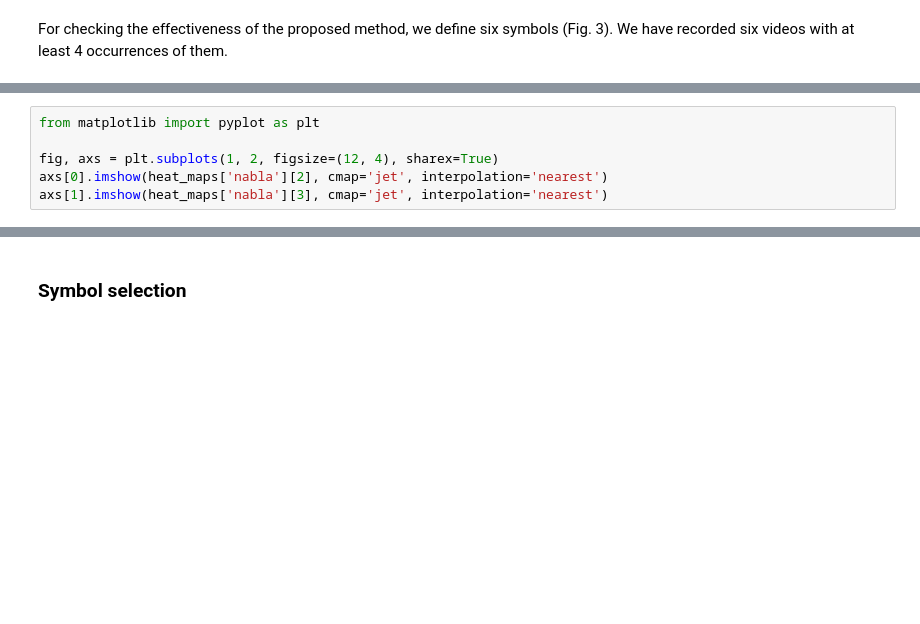
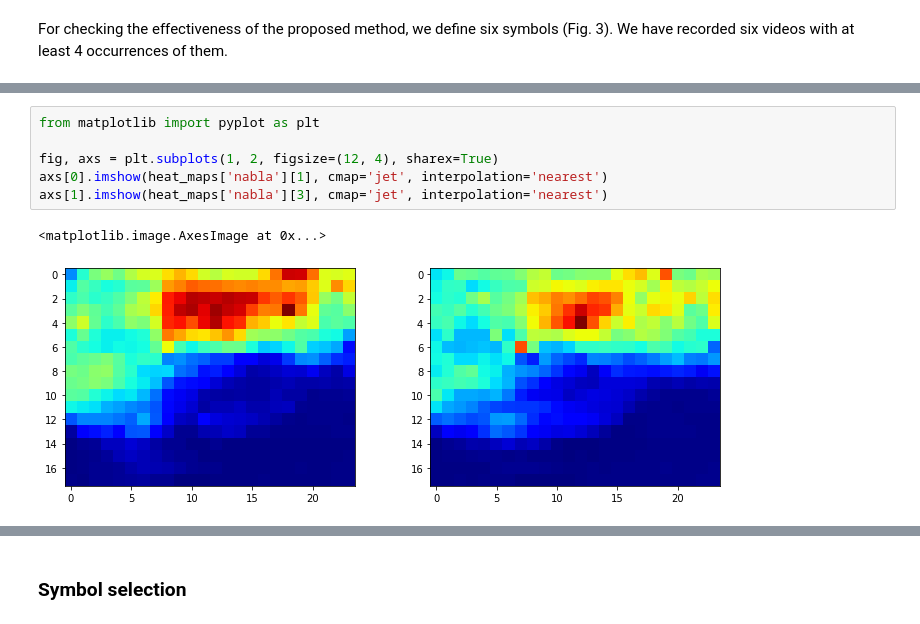
Before and after one commit to DanielNagy97/szakdolgozat, a Jupyter notebook: paper/draft.ipynb, the cells around one changed output, grey strips where cells are left out. Saved outputs shown, nothing was run; the diff lists cells and outputs as text; blank space fills up the shorter version.

```diff
--- a/paper/draft.ipynb
+++ b/paper/draft.ipynb
@@ -267,9 +375,12 @@ axs[1].imshow(heat_maps['triangle'][2], cmap='jet', interpolation='nearest')
 # %%
 from matplotlib import pyplot as plt
 
 fig, axs = plt.subplots(1, 2, figsize=(12, 4), sharex=True)
-axs[0].imshow(heat_maps['nabla'][2], cmap='jet', interpolation='nearest')
+axs[0].imshow(heat_maps['nabla'][1], cmap='jet', interpolation='nearest')
 axs[1].imshow(heat_maps['nabla'][3], cmap='jet', interpolation='nearest')
+# %% [output]
+<matplotlib.image.AxesImage at 0x...>
+[figure, added]
 # %%
 from matplotlib import pyplot as plt
 
```
Also changed, not shown: parts of 28 cells of this notebook.
